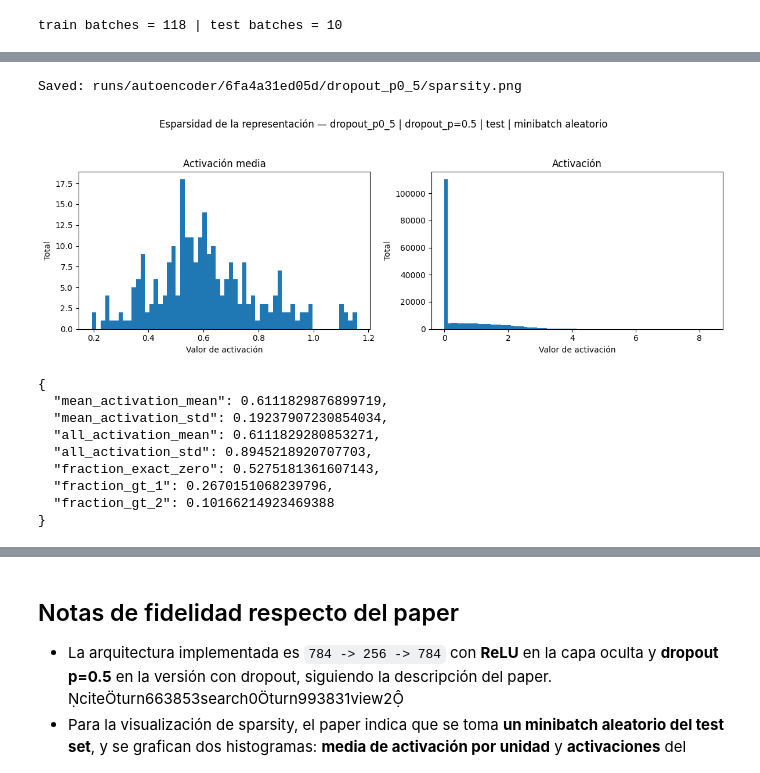
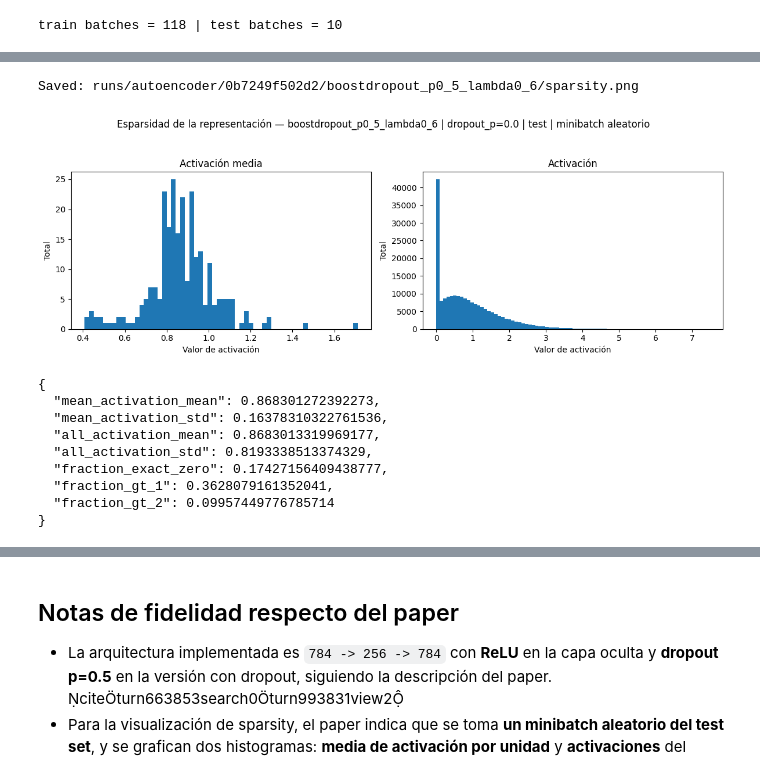
Before and after one commit to joacogamalerio/tesis-project-repository, a Jupyter notebook: dropout_mnist_autoencoder_repro.ipynb, the cells around one changed output, grey strips where cells are left out. Cells and saved outputs as stored; diff of their text form; code cells hidden in the pictures.

Commit message:
boostdropout and dropconnect autoencoders impl

```diff
--- a/dropout_mnist_autoencoder_repro.ipynb
+++ b/dropout_mnist_autoencoder_repro.ipynb
@@ -493,24 +692,52 @@ def plot_representational_sparsity_from_model_path(model_path: str | Path, split
 
 baseline_config = RunConfig(
     seed=SEED,
+    model_type='baseline',
+    model_name='baseline',
     dropout_p=0.0,
     batch_size=512,
     epochs=60,
     learning_rate=1e-3,
     optimizer='Adam',
-    model_name='baseline',
 )
 
 dropout_config = RunConfig(
     seed=SEED,
+    model_type='dropout',
+    model_name='dropout_p0_5',
     dropout_p=0.5,
     batch_size=512,
     epochs=60,
     learning_rate=1e-3,
     optimizer='Adam',
-    model_name='dropout_p0_5',
+)
+
+dropconnect_config = RunConfig(
+    seed=SEED,
+    model_type='dropconnect',
+    model_name='dropconnect_p0_5',
+    dropconnect_p=0.5,
+    batch_size=512,
+    epochs=60,
+    learning_rate=1e-3,
+    optimizer='Adam',
+)
+
+boostdropout_config = RunConfig(
+    seed=SEED,
+    model_type='boostdropout',
+    model_name='boostdropout_p0_5_lambda0_6',
+    boost_p=0.5,
+    boost_lambd=0.6,
+    mask_normalization=False,
+    batch_size=512,
+    epochs=60,
+    learning_rate=1e-3,
+    optimizer='Adam',
 )
 
 print('Baseline run dir :', run_dir_from_config(baseline_config))
 print('Dropout run dir  :', run_dir_from_config(dropout_config))
+print('BoostDropout run dir :', run_dir_from_config(boostdropout_config))
+print('DropConnect run dir  :', run_dir_from_config(dropconnect_config))
 # %% [output]
@@ -537,10 +756,10 @@ PosixPath('runs/autoencoder/638d7707aa98/baseline/model.pt')
 # %%
 # =========================
-# 10) Ejecutar entrenamiento del dropout
+# 10) Ejecutar entrenamiento del boostDropout
 # =========================
 # Descomentar para entrenar DESPUÉS del baseline.
 # La idea es entrenar uno por vez, no ambos a la vez.
 
-dropout_model_path = train_one_model(dropout_config)
-dropout_model_path
+boostdropout_model_path = train_one_model(boostdropout_config)
+boostdropout_model_path
 # %% [output]
@@ -589,27 +843,27 @@ Saved: runs/autoencoder/6fa4a31ed05d/dropout_p0_5/coadaptation.png
 # %%
 # =========================
 # 13) Visualizar sparsity para un único modelo
 # =========================
 # Descomentar cuando ya exista el modelo.
 # Por defecto usa un minibatch aleatorio del test set, fiel al procedimiento descrito.
 
 fig, summary = plot_representational_sparsity_from_model_path(
-    model_path=dropout_expected_path,
+    model_path=boostdropout_model_path,
     split='test',
     batch_size=128,
     random_batch=True,
     seed=SEED,
-    save_path=dropout_expected_path.parent / 'sparsity.png',
+    save_path=boostdropout_model_path.parent / 'sparsity.png',
 )
 # %% [output]
-Saved: runs/autoencoder/6fa4a31ed05d/dropout_p0_5/sparsity.png
+Saved: runs/autoencoder/0b7249f502d2/boostdropout_p0_5_lambda0_6/sparsity.png
-[figure, old version]
+[figure, new version]
 {
-  "mean_activation_mean": 0.6111829876899719,
-  "mean_activation_std": 0.19237907230854034,
-  "all_activation_mean": 0.6111829280853271,
-  "all_activation_std": 0.8945218920707703,
-  "fraction_exact_zero": 0.5275181361607143,
-  "fraction_gt_1": 0.2670151068239796,
-  "fraction_gt_2": 0.10166214923469388
+  "mean_activation_mean": 0.868301272392273,
+  "mean_activation_std": 0.16378310322761536,
+  "all_activation_mean": 0.8683013319969177,
+  "all_activation_std": 0.8193338513374329,
+  "fraction_exact_zero": 0.17427156409438777,
+  "fraction_gt_1": 0.3628079161352041,
+  "fraction_gt_2": 0.09957449776785714
 }
```
Also changed, not shown: parts of 17 cells of this notebook.
